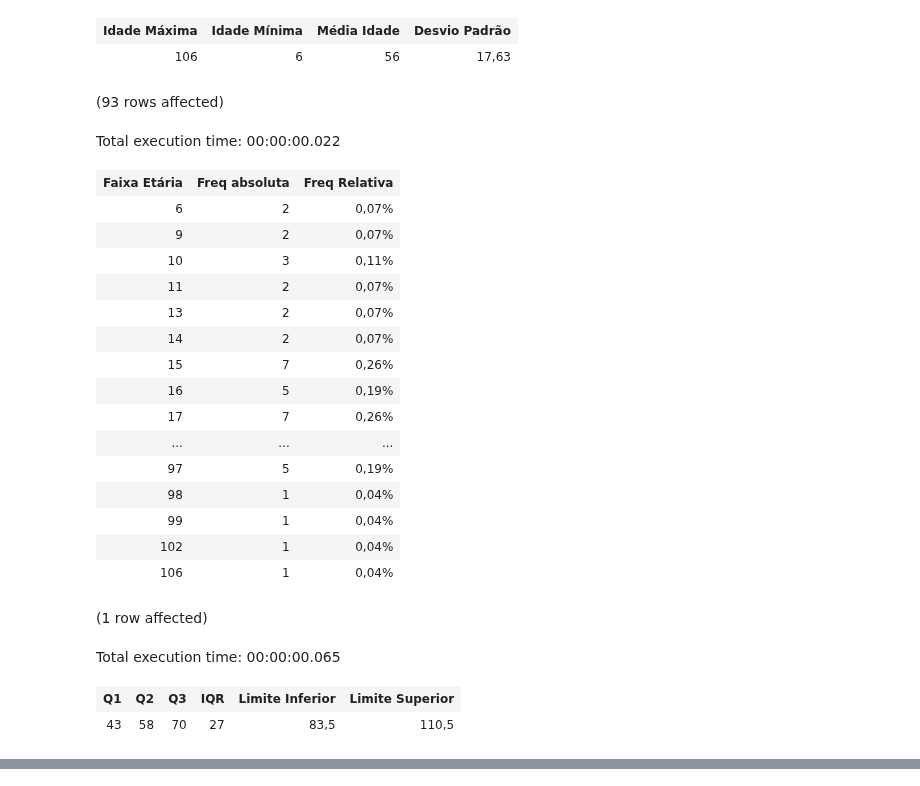
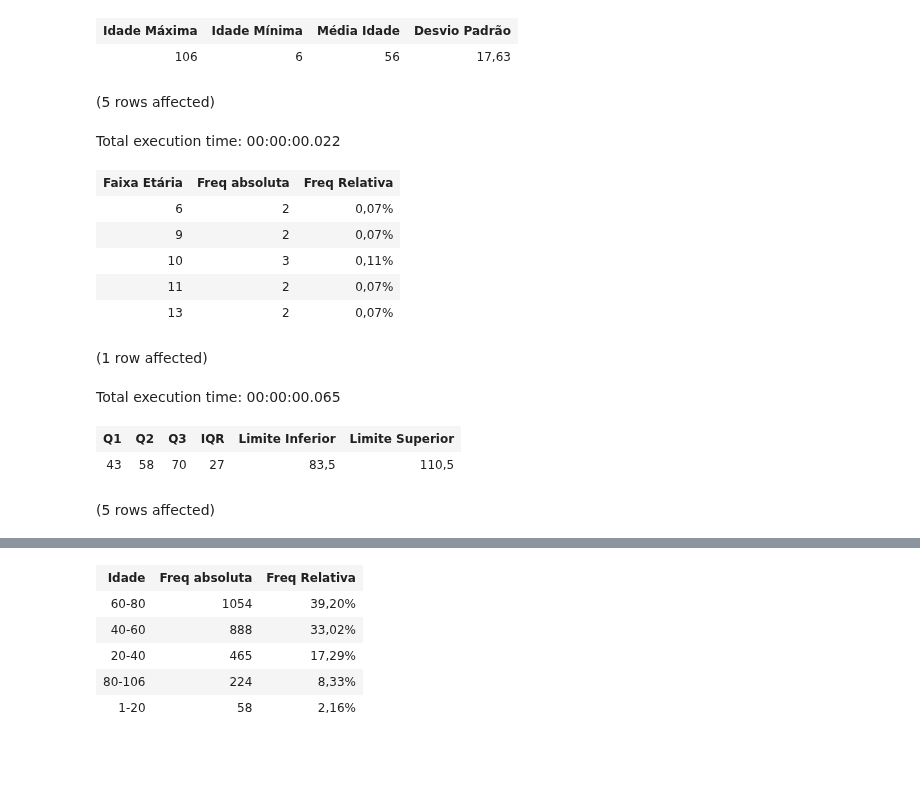
Before and after one commit to AlbertoFAraujo/EDA_Hospitalar, a Jupyter notebook: Xhospital_EDA.ipynb, the cells around one changed output, grey strips where cells are left out. Cells and saved outputs as stored; diff of their text form; code cells hidden in the pictures; blank space fills up the shorter version.

```diff
--- a/Xhospital_EDA.ipynb
+++ b/Xhospital_EDA.ipynb
@@ -280,7 +221,7 @@ SELECT
     YEAR(GETDATE()) - YEAR(data_nasc_paciente) AS [Faixa Etária]
 FROM tab_paciente
 )
-SELECT
+SELECT TOP(5)
     [Faixa Etária],
     COUNT(*) AS [Freq absoluta],
     FORMAT(1.0 * COUNT(*)/SUM(COUNT(*))OVER(),'0.00%') AS [Freq Relativa]
@@ -288,7 +229,7 @@ FROM faixa
 GROUP BY [Faixa Etária]
 ORDER BY [Faixa Etária] ASC
 # %% [output]
-(93 rows affected)
+(5 rows affected)
 Total execution time: 00:00:00.022
 | Faixa Etária | Freq absoluta | Freq Relativa |
 | 6 | 2 | 0,07% |
@@ -296,16 +237,6 @@ Total execution time: 00:00:00.022
 | 10 | 3 | 0,11% |
 | 11 | 2 | 0,07% |
 | 13 | 2 | 0,07% |
-| 14 | 2 | 0,07% |
-| 15 | 7 | 0,26% |
-| 16 | 5 | 0,19% |
-| 17 | 7 | 0,26% |
-| ... | ... | ... |
-| 97 | 5 | 0,19% |
-| 98 | 1 | 0,04% |
-| 99 | 1 | 0,04% |
-| 102 | 1 | 0,04% |
-| 106 | 1 | 0,04% |
 # %%
 -- Qual os quartis da distribuição das idades e limites superiores e inferiores de outliers?
 WITH faixa AS (
@@ -331,3 +262,30 @@ FROM quartis
 Total execution time: 00:00:00.065
 | Q1 | Q2 | Q3 | IQR | Limite Inferior | Limite Superior |
 | 43 | 58 | 70 | 27 | 83,5 | 110,5 |
+# %%
+-- Faixa etária com maior faturamento (dividir em 5 grupos)
+WITH faixa AS (
+SELECT
+    YEAR(GETDATE()) - YEAR(data_nasc_paciente) AS [Faixa Etária]
+FROM tab_paciente
+),
+faixa_idade  AS(
+SELECT
+    CASE
+    WHEN [Faixa Etária] < 20 THEN '1-20'
+    WHEN [Faixa Etária] >= 20 AND [Faixa Etária] < 40 THEN '20-40'
+    WHEN [Faixa Etária] >= 40 AND [Faixa Etária] < 60 THEN '40-60'
+    WHEN [Faixa Etária] >= 60 AND [Faixa Etária] < 80 THEN '60-80'
+    ELSE '80-106'
+    END AS Idade
+FROM faixa
+)
+SELECT
+    Idade,
+    COUNT(*) AS [Freq absoluta],
+    FORMAT(1.0 * COUNT(*)/SUM(COUNT(*))OVER(), '0.00%') AS [Freq Relativa]
+FROM faixa_idade
+GROUP BY Idade
+ORDER BY [Freq absoluta] DESC
+# %% [output]
+(5 rows affected)
@@ -333,0 +293,6 @@ Total execution time: 00:00:00.065
+| Idade | Freq absoluta | Freq Relativa |
+| 60-80 | 1054 | 39,20% |
+| 40-60 | 888 | 33,02% |
+| 20-40 | 465 | 17,29% |
+| 80-106 | 224 | 8,33% |
+| 1-20 | 58 | 2,16% |
```
Also changed, not shown: parts of 12 cells of this notebook.
